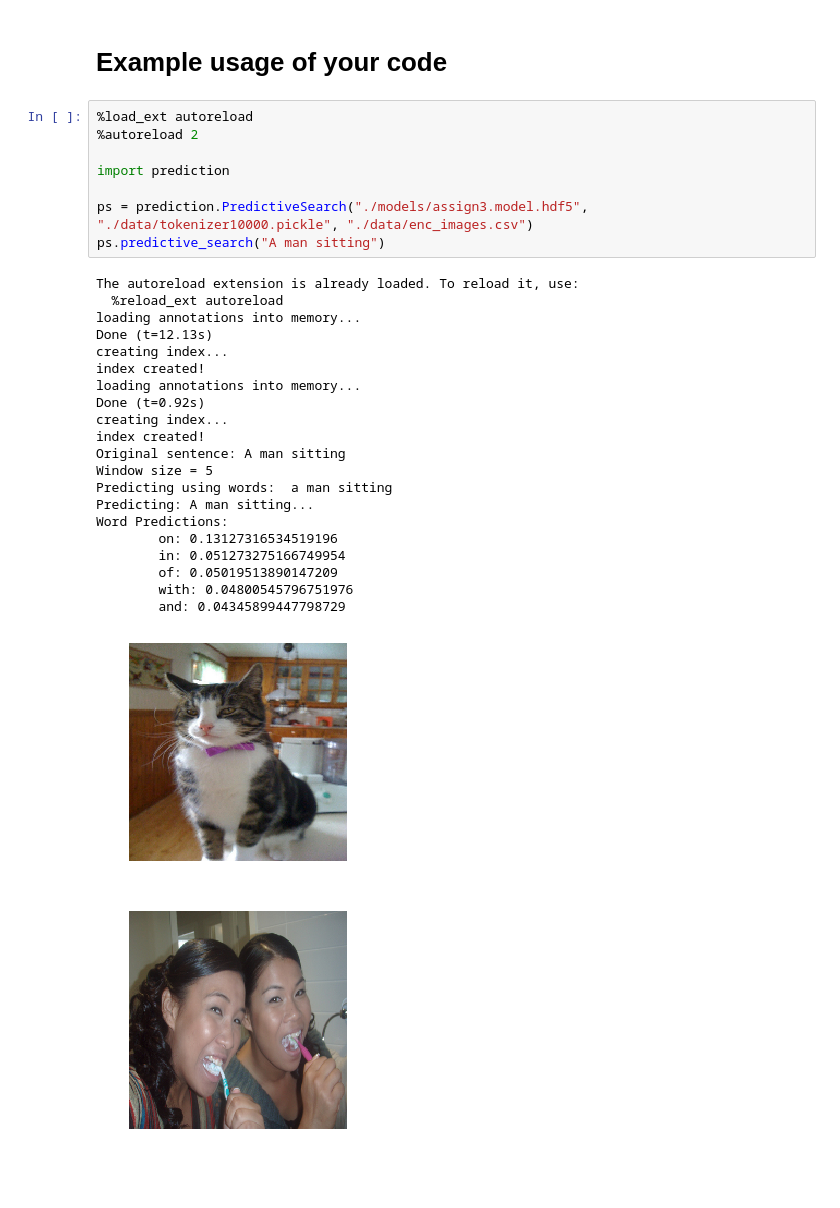
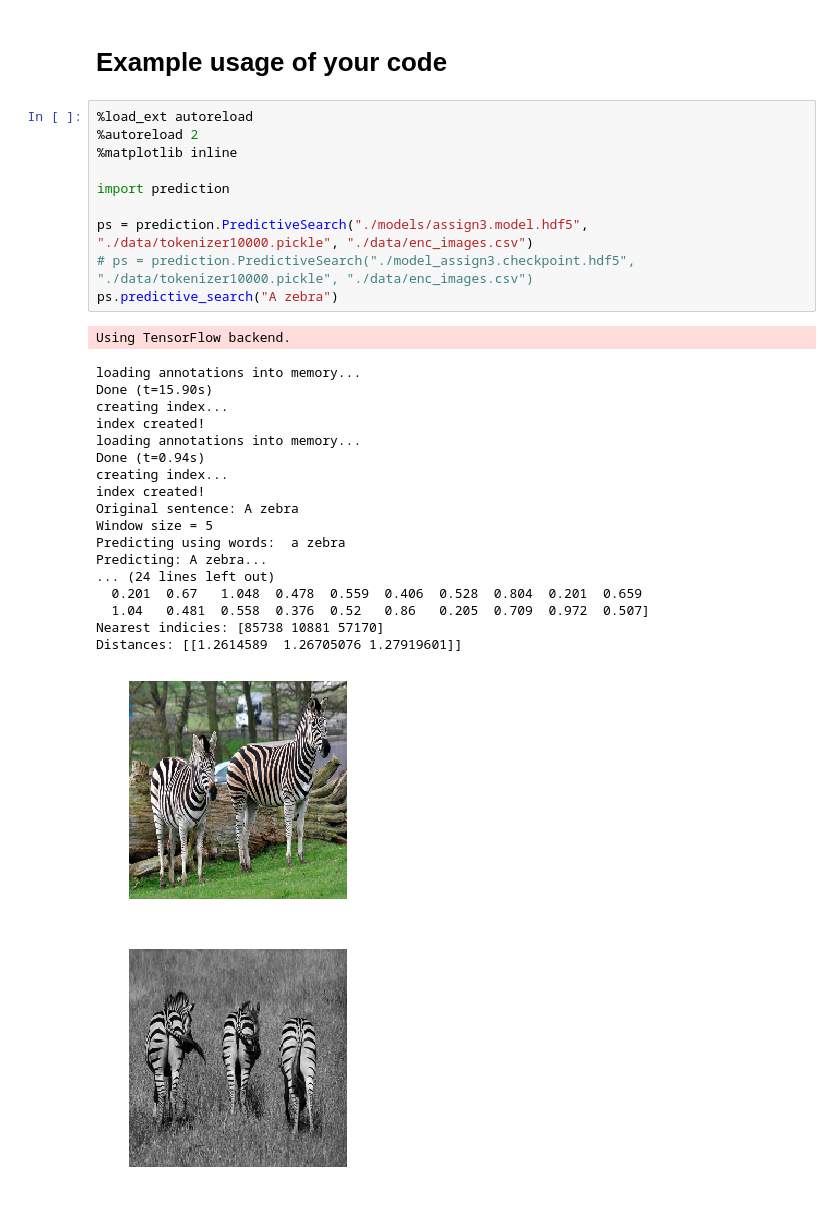
Before and after one commit to stefaneng/lt2316-h18-a3, a Jupyter notebook: HowToRun.ipynb, the cells around one changed output. Drawn from its saved outputs; the diff is of its cells as text; blank space fills up the shorter version.

```diff
--- a/HowToRun.ipynb
+++ b/HowToRun.ipynb
@@ -3,31 +3,31 @@
 # %%
 %load_ext autoreload
 %autoreload 2
+%matplotlib inline
 
 import prediction
 
 ps = prediction.PredictiveSearch("./models/assign3.model.hdf5", "./data/tokenizer10000.pickle", "./data/enc_images.csv")
-ps.predictive_search("A man sitting")
+# ps = prediction.PredictiveSearch("./model_assign3.checkpoint.hdf5", "./data/tokenizer10000.pickle", "./data/enc_images.csv")
+ps.predictive_search("A zebra")
 # %% [output]
-The autoreload extension is already loaded. To reload it, use:
-  %reload_ext autoreload
-loading annotations into memory...
-Done (t=12.13s)
-creating index...
-index created!
-loading annotations into memory...
-Done (t=0.92s)
-creating index...
-index created!
-Original sentence: A man sitting
-Window size = 5
-Predicting using words:  a man sitting
-Predicting: A man sitting...
-Word Predictions:
-        on: 0.13127316534519196
-        in: 0.051273275166749954
-        of: 0.05019513890147209
-        with: 0.04800545796751976
-        and: 0.04345899447798729
+Using TensorFlow backend.
+loading annotations into memory...
+Done (t=15.90s)
+creating index...
+index created!
+loading annotations into memory...
+Done (t=0.94s)
+creating index...
+index created!
+Original sentence: A zebra
+Window size = 5
+Predicting using words:  a zebra
+Predicting: A zebra...
+... (24 lines left out)
+  0.201  0.67   1.048  0.478  0.559  0.406  0.528  0.804  0.201  0.659
+  1.04   0.481  0.558  0.376  0.52   0.86   0.205  0.709  0.972  0.507]
+Nearest indicies: [85738 10881 57170]
+Distances: [[1.2614589  1.26705076 1.27919601]]
-[figure, old version]
+[figure, new version]
-[figure, old version]
+[figure, new version]
```
Also changed, not shown: parts of 2 cells of this notebook, 5 other files.
